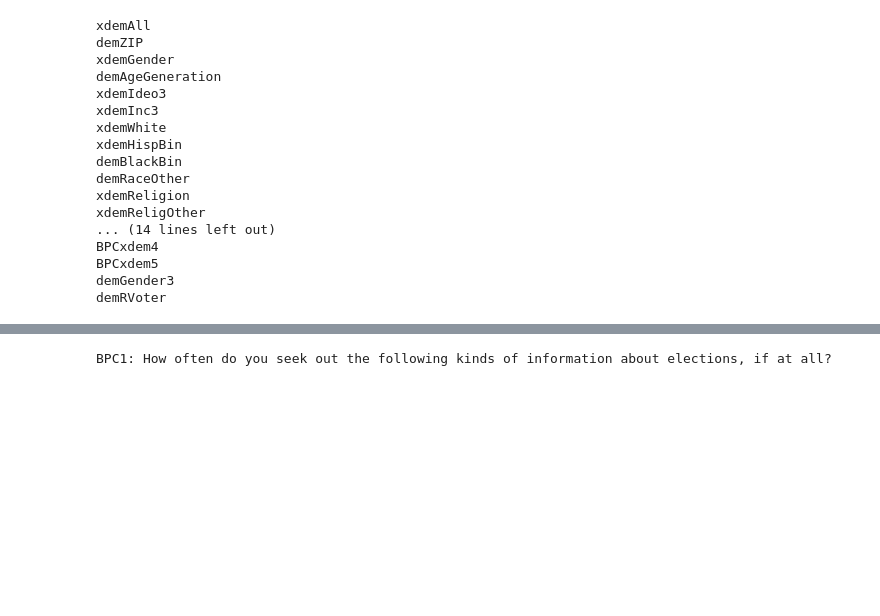
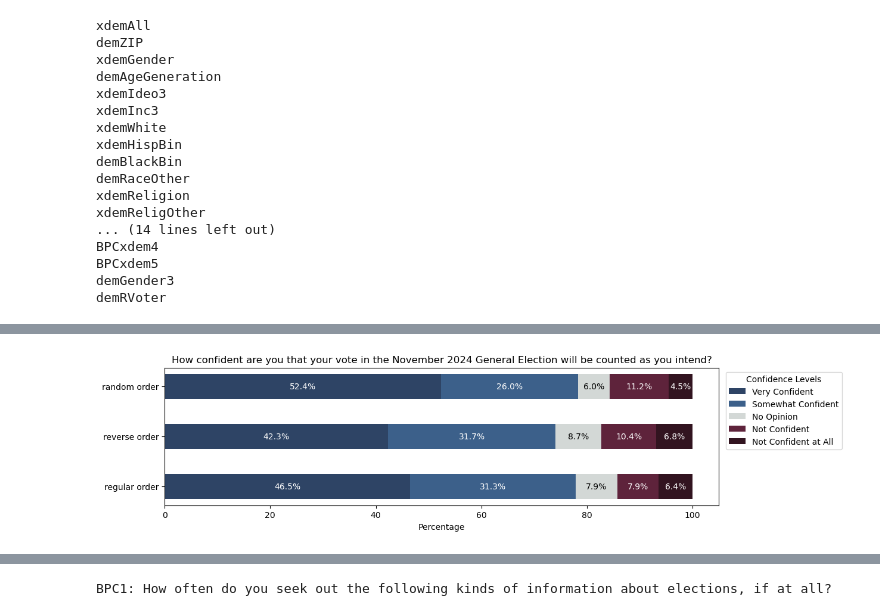
Before and after one commit to Bipartisan-Policy-Center/bpc-election-information-surveys, a Jupyter notebook: analyses.ipynb, the cells around one changed output, grey strips where cells are left out. Saved outputs shown, nothing was run; the diff lists cells and outputs as text; code cells hidden in the pictures; blank space fills up the shorter version.

Commit message:
split sample visual

```diff
--- a/analyses.ipynb
+++ b/analyses.ipynb
@@ -83,6 +86,8 @@ df
 #split sample a - regular order
 #split sample b - reverse order
 #split sample c - random order
+
+sample_dict = {"a":"regular order","b":"reverse order","c":"random order"}
 
 all_dfs = []
 
@@ -94,18 +99,19 @@ for i in range(20,24):
 
         # get results for question by sample
         df = mc_processor.run_and_display(data,codebook,q_codebook,question,survey_year,demo=None,suppress_output=True)
-        df.columns = [f"split sample {split_sample}"]
+        df.columns = [f"{sample_dict[split_sample]}"]
         q_dfs.append(df)
 
-    print(q_codebook[question]) # defaults to split sample c, but tested with other a/b/c combos and got same result (they rotated question order but didn't change question #)
+    # print(q_codebook[question]) # defaults to split sample c, but tested with other a/b/c combos and got same result (they rotated question order but didn't change question #)
 
     q_df = pd.concat(q_dfs, axis=1)
 
     q_df["deviation"] = q_df.std(axis=1)
 
     # format first three q_df columns as percent
-    q_df.iloc[:,0:3] = q_df.iloc[:,0:3].map(lambda x: f"{x:.1%}")
+    # q_df.iloc[:,0:3] = q_df.iloc[:,0:3].map(lambda x: f"{x:.1%}")
 
-    display(q_df)
+    # display(q_df)
+    # visualizing.display_confidence_split(q_df,title = q_codebook[question])
 
     all_dfs.append(q_df)
@@ -140,0 +118,81 @@ How confident are you that votes nationwide will be counted as intended in the N
+# %%
+import matplotlib.pyplot as plt
+import numpy as np
+
+# Define the Pantone colors using their RGB hex codes
+colors = {
+    "very_confident": "#2E4465",
+    "somewhat_confident": "#3C608A",
+    "no_opinion": "#D3D8D6",
+    "not_confident": "#5E233B",
+    "not_confident_at_all": "#321420"
+}
+
+for i, q_df in enumerate(all_dfs):
+    # Data for regular, reverse, and random orders from all_dfs[0], dropping "deviation" column
+    df = q_df.drop(columns=['deviation'])
+
+    # Orders to plot
+    orders = df.columns
+
+    # Set up the plot for horizontal bars
+    fig, ax = plt.subplots(figsize=(12, 3))
+
+    # Y positions for the three bars
+    y_pos = np.arange(len(orders))
+
+    # Function to plot stacked bars
+    def plot_stacked_bars(df):
+        # Extract data as percentages
+        very_confident = df.loc["Very confident"] * 100
+        somewhat_confident = df.loc["Somewhat confident"] * 100
+        not_confident = df.loc["Not to confident"] * 100
+        not_confident_at_all = df.loc["Not confident at all"] * 100
+        no_opinion = df.loc["Don't know/ No opinion"] * 100
+
+        # Initialize the bottom array for stacking
+        bottom = np.zeros(len(orders))
+
+        # Plot each confidence level on top of the previous one
+        rects1 = ax.barh(y_pos, very_confident, height=0.5, color=colors["very_confident"], label='Very Confident')
+        bottom += very_confident
+
+        rects2 = ax.barh(y_pos, somewhat_confident, height=0.5, color=colors["somewhat_confident"], label='Somewhat Confident', left=bottom)
+        bottom += somewhat_confident
+
+        rects3 = ax.barh(y_pos, no_opinion, height=0.5, color=colors["no_opinion"], label='No Opinion', left=bottom)
+        bottom += no_opinion
+
+        rects4 = ax.barh(y_pos, not_confident, height=0.5, color=colors["not_confident"], label='Not Confident', left=bottom)
+        bottom += not_confident
+
+        rects5 = ax.barh(y_pos, not_confident_at_all, height=0.5, color=colors["not_confident_at_all"], label='Not Confident at All', left=bottom)
+
+        # Add data labels with percentage formatting
+        ax.bar_label(rects1, label_type='center',color="white", fmt='%.1f%%')
+        ax.bar_label(rects2, label_type='center',color="white", fmt='%.1f%%')
+        ax.bar_label(rects3, label_type='center', color="black",fmt='%.1f%%')
+        ax.bar_label(rects4, label_type='center',color="white", fmt='%.1f%%')
+        ax.bar_label(rects5, label_type='center',color="white", fmt='%.1f%%')
+
+    # Now, directly plot the DataFrame
+    plot_stacked_bars(df)
+
+    # Customizations
+    ax.set_yticks(y_pos)
+    ax.set_yticklabels(orders)
+    ax.set_xlabel('Percentage')
+    ax.set_title(q_codebook[f"BPC{20+i}a"])
+
+    # Only display confidence levels in the legend
+    handles, labels = ax.get_legend_handles_labels()
+    by_label = dict(zip(labels, handles))  # Remove duplicates
+    ax.legend(by_label.values(), by_label.keys(), loc='upper right', bbox_to_anchor=(1.23, 1), title="Confidence Levels")
+
+# Adjust layout to avoid clipping of the legend
+plt.tight_layout()
+
+# Display the plot
+plt.show()
+# %% [output]
+[figure, added]
```
Also changed, not shown: parts of 4 cells of this notebook.
